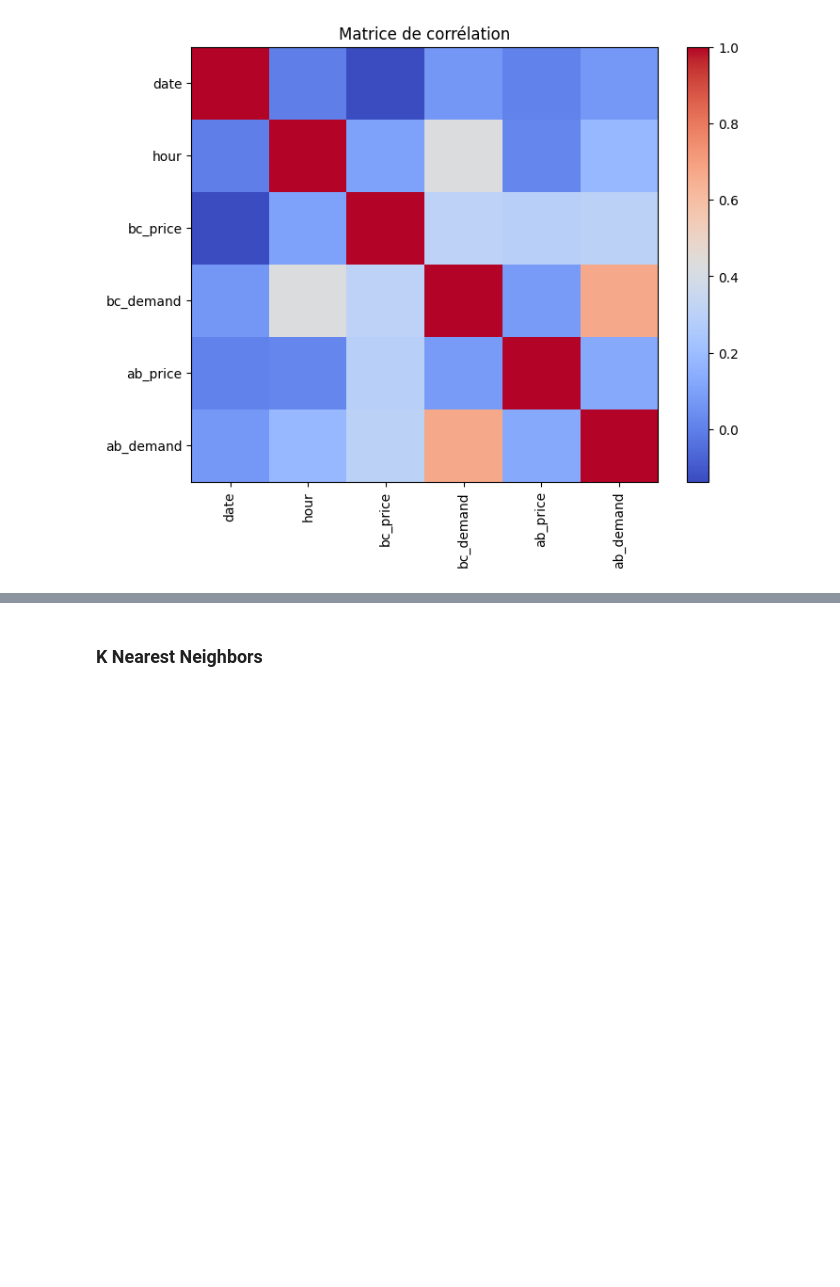
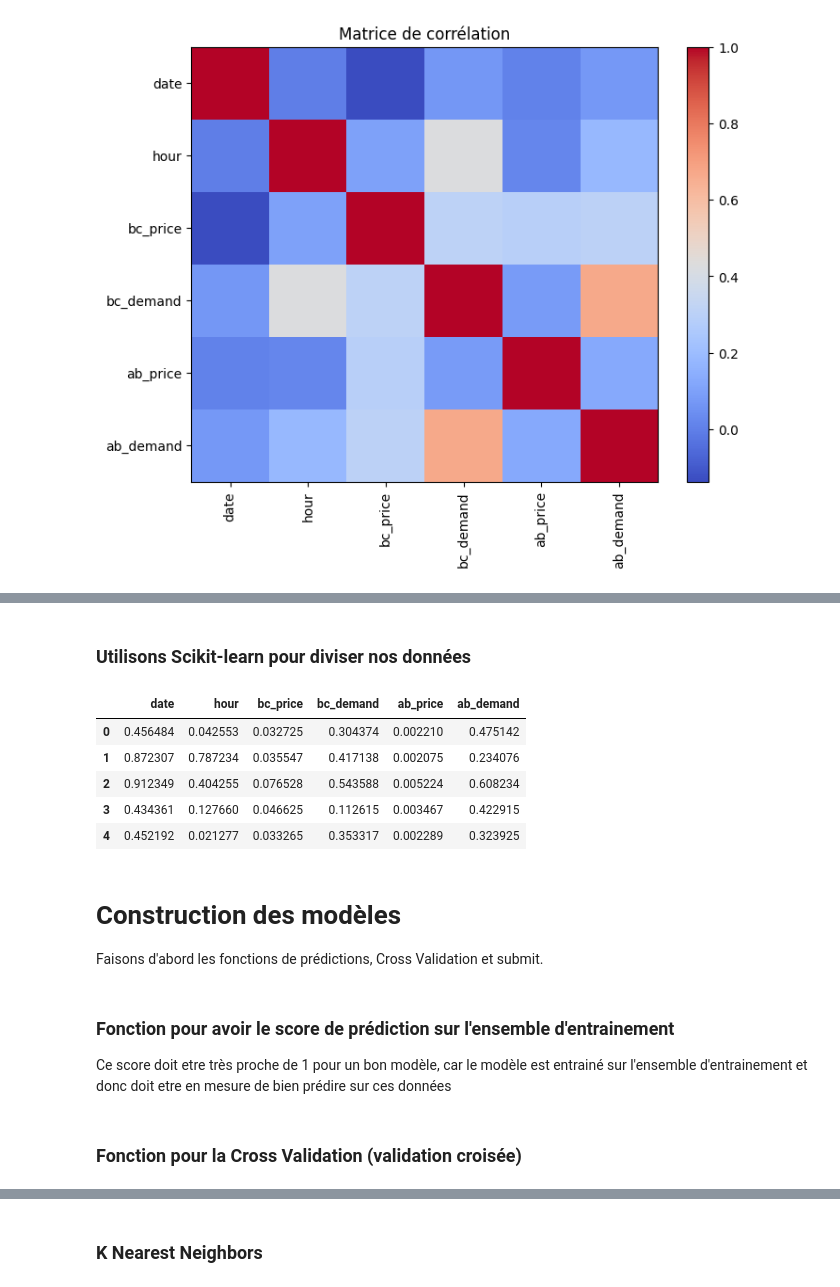
Before and after one commit to swordfatih/INSA-ML, a Jupyter notebook: classification/clasifiaction.ipynb, the cells around one changed output, grey strips where cells are left out. Drawn from its saved outputs; the diff is of its cells as text; code cells hidden in the pictures; blank space fills up the shorter version.

```diff
--- a/classification/clasifiaction.ipynb
+++ b/classification/clasifiaction.ipynb
@@ -75,7 +90,7 @@ On verra également par la suite que la colonne "transfer" n'est pas pertinente
 On sépare la varaible cible des autres variables
 # %%
 target_name = "bc_price_evo"
-target, data = df[target_name] , df.drop(columns=[target_name,"id","transfer"])   #On sépare la colonne target des autres colonnes
+target, data = df_train[target_name] , df_train.drop(columns=[target_name,"id","transfer"])   #On sépare la colonne target des autres colonnes
 # %% [markdown]
 ## Quelques plots
 Pour évaluer les liens possibles entre les variables
@@ -123,3 +140,3 @@ Fusionnons ces deux variables en une seule.
 # %%
-data["demand"] = data["ab_demand"] * data["bc_demand"]
-data = data.drop(columns=["ab_demand","bc_demand"])
+#data["demand"] = data["ab_demand"] * data["bc_demand"]
+#data = data.drop(columns=["ab_demand","bc_demand"])
@@ -127,0 +164,21 @@ data = data.drop(columns=["ab_demand","bc_demand"])
+# %% [markdown]
+### Utilisons Scikit-learn pour diviser nos données
+# %%
+x_train, x_val, y_train, y_val = train_test_split(data, target, test_size=0.2, random_state=1)
+x_train = x_train.reset_index().drop('index', axis=1)
+x_val = x_val.reset_index().drop('index', axis=1)
+# %%
+x_train.head()
+# %% [output]
+|  | date | hour | bc_price | bc_demand | ab_price | ab_demand |
+| 0 | 0.456484 | 0.042553 | 0.032725 | 0.304374 | 0.002210 | 0.475142 |
+| 1 | 0.872307 | 0.787234 | 0.035547 | 0.417138 | 0.002075 | 0.234076 |
+| 2 | 0.912349 | 0.404255 | 0.076528 | 0.543588 | 0.005224 | 0.608234 |
+| 3 | 0.434361 | 0.127660 | 0.046625 | 0.112615 | 0.003467 | 0.422915 |
+| 4 | 0.452192 | 0.021277 | 0.033265 | 0.353317 | 0.002289 | 0.323925 |
+# %% [markdown]
+# Construction des modèles
+Faisons d'abord les fonctions de prédictions, Cross Validation et submit.
+# %% [markdown]
+### Fonction pour avoir le score de prédiction sur l'ensemble d'entrainement
+Ce score doit etre très proche de 1 pour un bon modèle, car le modèle est entrainé sur l'ensemble d'entrainement et donc doit etre en mesure de bien prédire sur ces données
@@ -127,0 +189,2 @@ data = data.drop(columns=["ab_demand","bc_demand"])
+# %% [markdown]
+### Fonction pour la Cross Validation (validation croisée)
```
Also changed, not shown: parts of 82 cells of this notebook.
